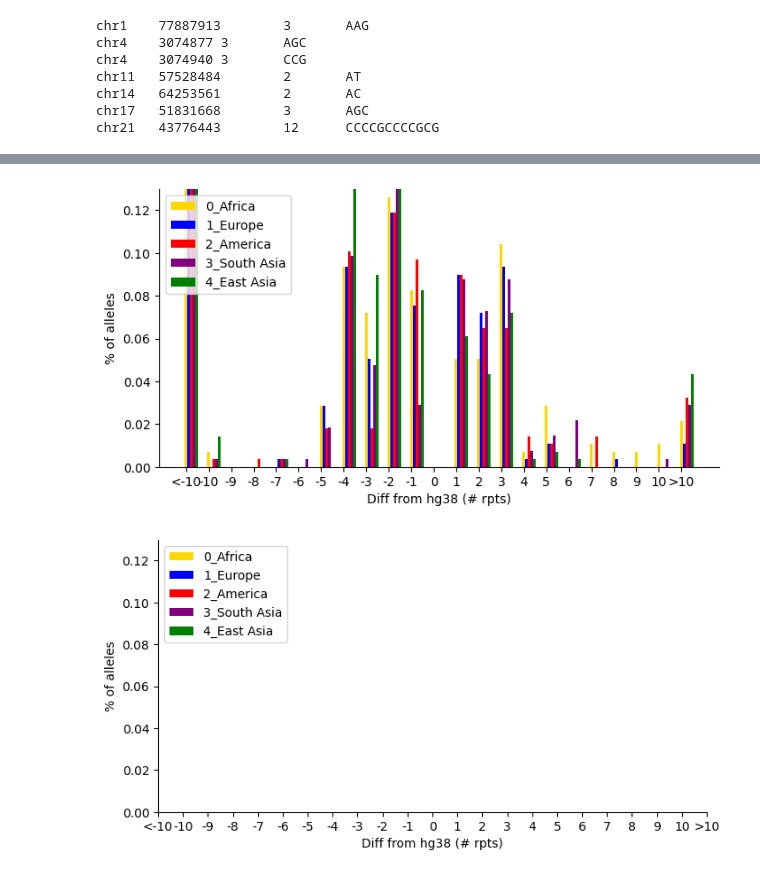
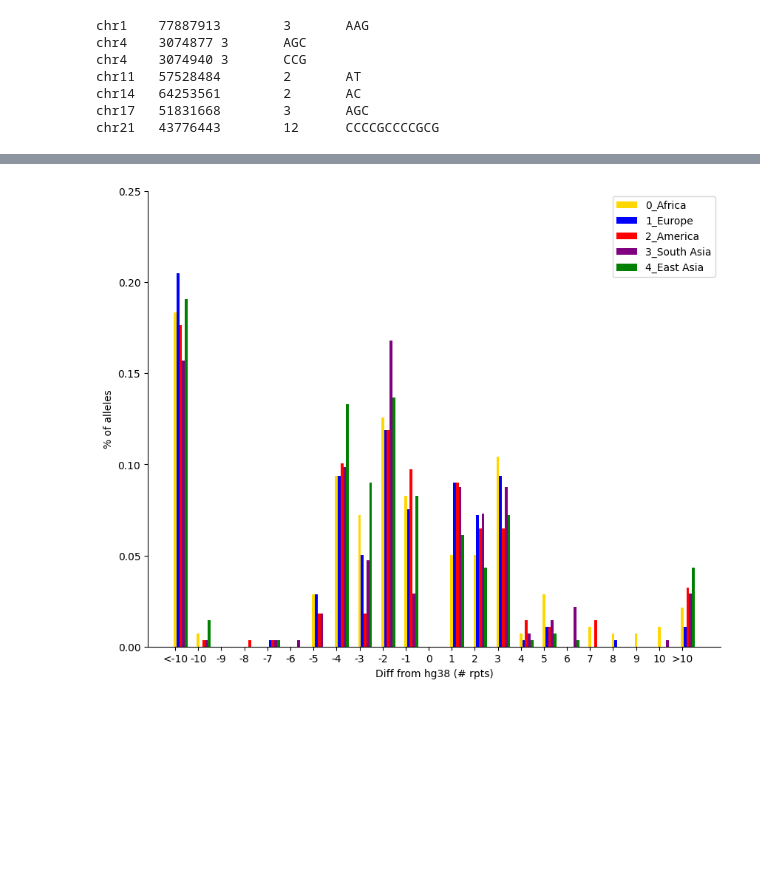
Before and after one commit to yli091230/genotyping_repeats_tutorial, a Jupyter notebook: Part 2 downstream.ipynb, the cells around one changed output, grey strips where cells are left out. Saved outputs shown, nothing was run; the diff lists cells and outputs as text; code cells hidden in the pictures; blank space fills up the shorter version.

```diff
--- a/Part 2 downstream.ipynb
+++ b/Part 2 downstream.ipynb
@@ -28,0 +88,12 @@ chr21   43776443        12      CCCCGCCCCGCG
+# %%
+colors = ["dimgrey", "darkorange", "red", "greenyellow", "blue", "purple"]
+
+color_dict = dict(zip(super_populations, colors))
+sns.set(rc={'figure.figsize':(12,8)},font_scale = 1.4)
+sns.set_style("whitegrid", {'axes.grid' : False})
+ax = sns.boxplot(data=df, palette=color_dict)
+ax.set(xlabel='Super population', ylabel='Fraction of variant alleles')
+
+plt.xticks(rotation=90)
+plt.tight_layout()
+plt.savefig("variants_without_homopolymer.pdf", dpi=1200)
@@ -102,48 +164,47 @@ def GetSuperpopColors(spop):
 # %%
 # Load data, sum across all chromosomes
 # data gives counts of allele sizes in each sample,
 # separately for homopolymers/non-homopolymers
 
 sizecols = list(range(-11, 12))
 data = pd.read_csv("downstream/asize_summary.tab", sep="\t", names=["sample","spop","pop","type"] + sizecols)
 
 # Aggregate by summarizing across samples/chromosomes
 aggdict = {}
 for i in sizecols: aggdict[i] = np.sum
 data = data.groupby(["spop","type"], as_index=False).agg(aggdict)
 
 w = 0.12
-for vtype in ["other","hom"]:
-    byspop = data[data["type"]==vtype].copy()
-    byspop.index = byspop["spop"]
-    byspop = byspop.drop(columns = ["spop","type"])
-    byspop = byspop.div(byspop.sum(axis=1), axis=0)
-    byspop[0] = np.nan
+vtype = "other"
 
-    fig = plt.figure()
-    fig.set_size_inches((8, 4))
-    ax = fig.add_subplot(111)
-    i = 0
-    for spop in sorted(list(byspop.index)):
-        vals = byspop.loc[spop]
-        color = GetSuperpopColors(spop)
-        ax.bar([item+w*i for item in sizecols], vals, color=color, label=spop, width=w)
-        i += 1
-    ax.legend(loc="upper left")
-    ax.set_xticks(sizecols)
-    ax.set_xticklabels(["<-10"]+list(range(-10, 11)) + [">10"])
-    ax.set_xlabel("Diff from hg38 (# rpts)")
-    ax.set_ylabel("% of alleles")
-    ax.set_ylim(bottom=0, top=0.13)
-    ax.spines['right'].set_visible(False)
-    ax.spines['top'].set_visible(False)
-    ax.yaxis.set_ticks_position('left')
-    ax.xaxis.set_ticks_position('bottom')
-    if vtype == "other":
-        figname = "DiffFromRef-Nonhomopolymer.pdf"
-    else:
-        figname = "DiffFromRef-Homopolymer.pdf"
-    fig.savefig(os.path.join("downstream", figname))
+byspop = data[data["type"]==vtype].copy()
+byspop.index = byspop["spop"]
+byspop = byspop.drop(columns = ["spop","type"])
+byspop = byspop.div(byspop.sum(axis=1), axis=0)
+byspop[0] = np.nan
+
+fig = plt.figure()
+fig.set_size_inches((10, 8))
+ax = fig.add_subplot(111)
+i = 0
+for spop in sorted(list(byspop.index)):
+    vals = byspop.loc[spop]
+    color = GetSuperpopColors(spop)
+    ax.bar([item+w*i for item in sizecols], vals, color=color, label=spop, width=w)
+    i += 1
+ax.legend(loc="upper right")
+ax.set_xticks(sizecols)
+ax.set_xticklabels(["<-10"]+list(range(-10, 11)) + [">10"])
+ax.set_xlabel("Diff from hg38 (# rpts)")
+ax.set_ylabel("% of alleles")
+ax.set_ylim(bottom=0, top=0.25)
+ax.spines['right'].set_visible(False)
+ax.spines['top'].set_visible(False)
+ax.yaxis.set_ticks_position('left')
+ax.xaxis.set_ticks_position('bottom')
+
+figname = "DiffFromRef-Nonhomopolymer.pdf"
+
+fig.savefig(os.path.join("downstream", figname))
 # %% [output]
-[figure, old version]
+[figure, new version]
-[figure, removed]
```
Also changed, not shown: parts of 19 cells of this notebook, 2 other files.
